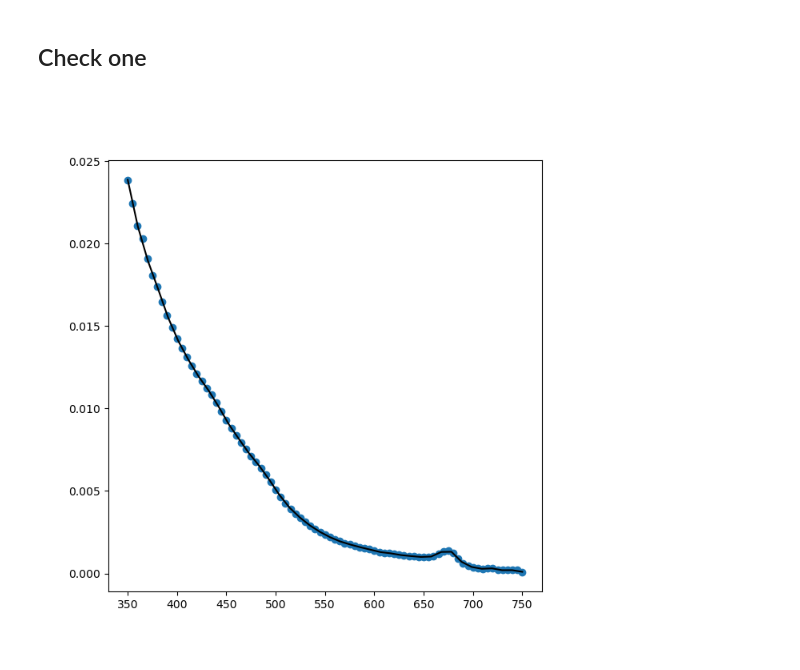
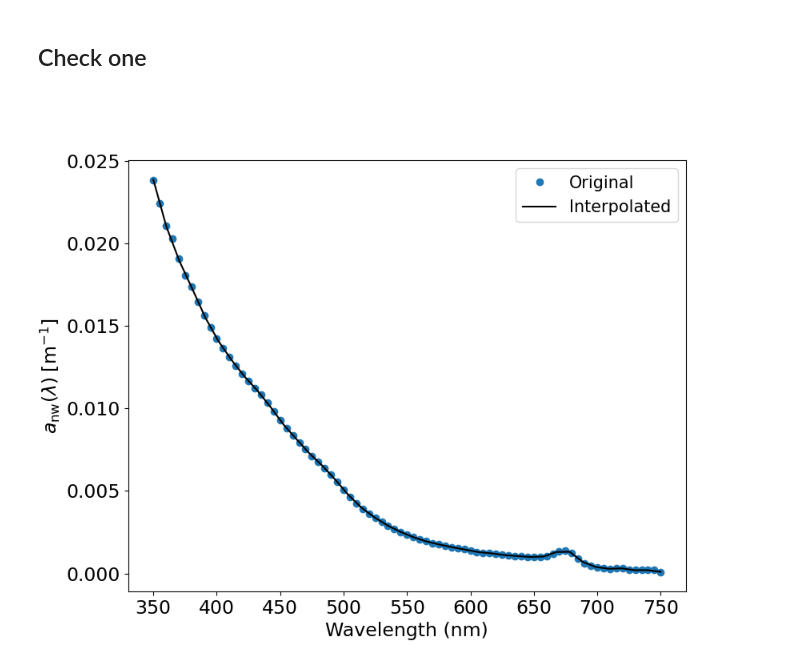
Before and after one commit to AI-for-Ocean-Science/ihop, a Jupyter notebook: nb/Decompose/Interpolate.ipynb, the cells around one changed output. Saved outputs shown, nothing was run; the diff lists cells and outputs as text; code cells hidden in the pictures.

```diff
--- a/nb/Decompose/Interpolate.ipynb
+++ b/nb/Decompose/Interpolate.ipynb
@@ -77,12 +77,19 @@ for ss in range(new_spec.shape[0]):
 # %%
 ss = 0
 
-fig = plt.figure(figsize=(7,7))
+fig = plt.figure(figsize=(9,7))
 ax = plt.gca()
 #
-ax.plot(l23_wave, spec[ss,:], 'o', label='Orig')
-ax.plot(new_wave, new_spec[ss,:], 'k-', label='Int')
+ax.plot(l23_wave, spec[ss,:], 'o', label='Original')
+ax.plot(new_wave, new_spec[ss,:], 'k-', label='Interpolated')
+
+# Label
+ax.set_ylabel(r'$a_{\rm nw}(\lambda) \; \rm [m^{-1}]$')
+ax.set_xlabel('Wavelength (nm)')
+ax.legend(fontsize=15.)
+
+plotting.set_fontsize(ax, 17)
 
 plt.show()
 # %% [output]
-[figure, old version]
+[figure, new version]
```
Also changed, not shown: 5 other files.
